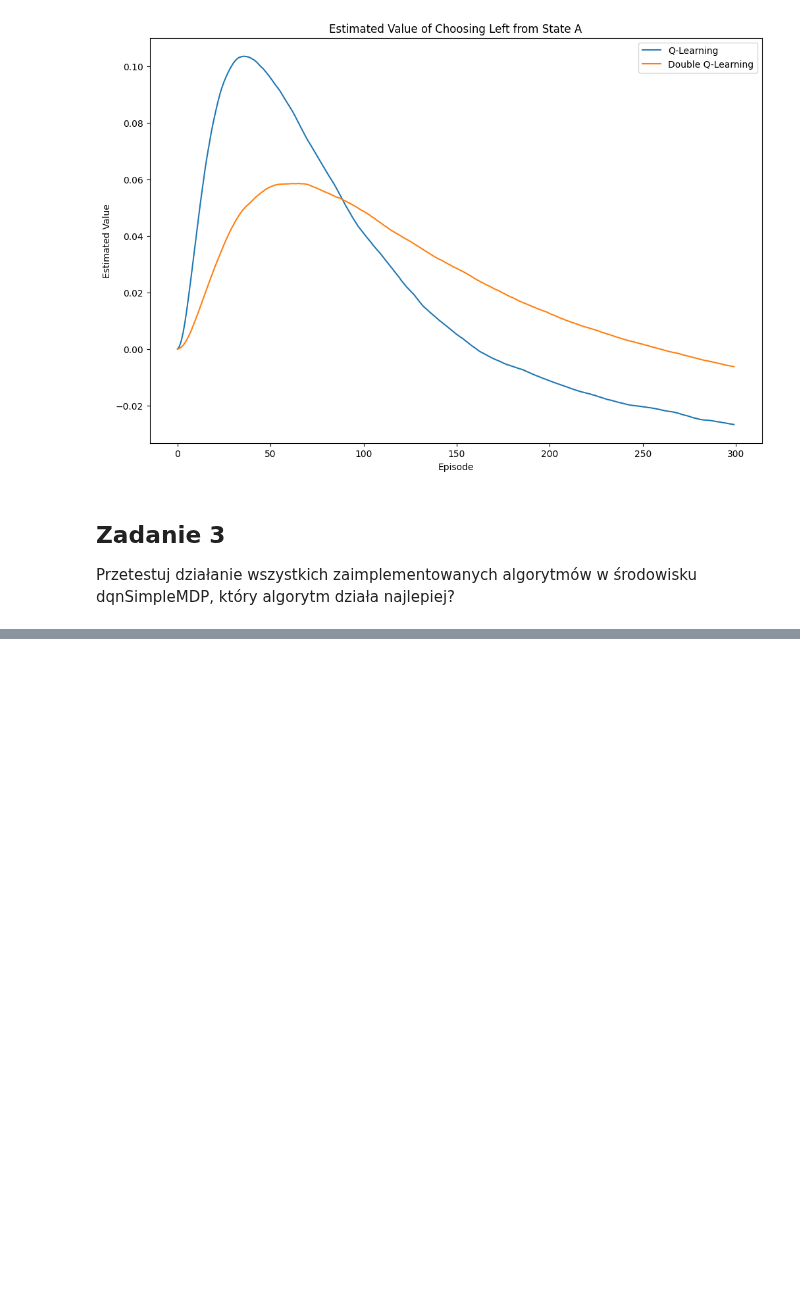
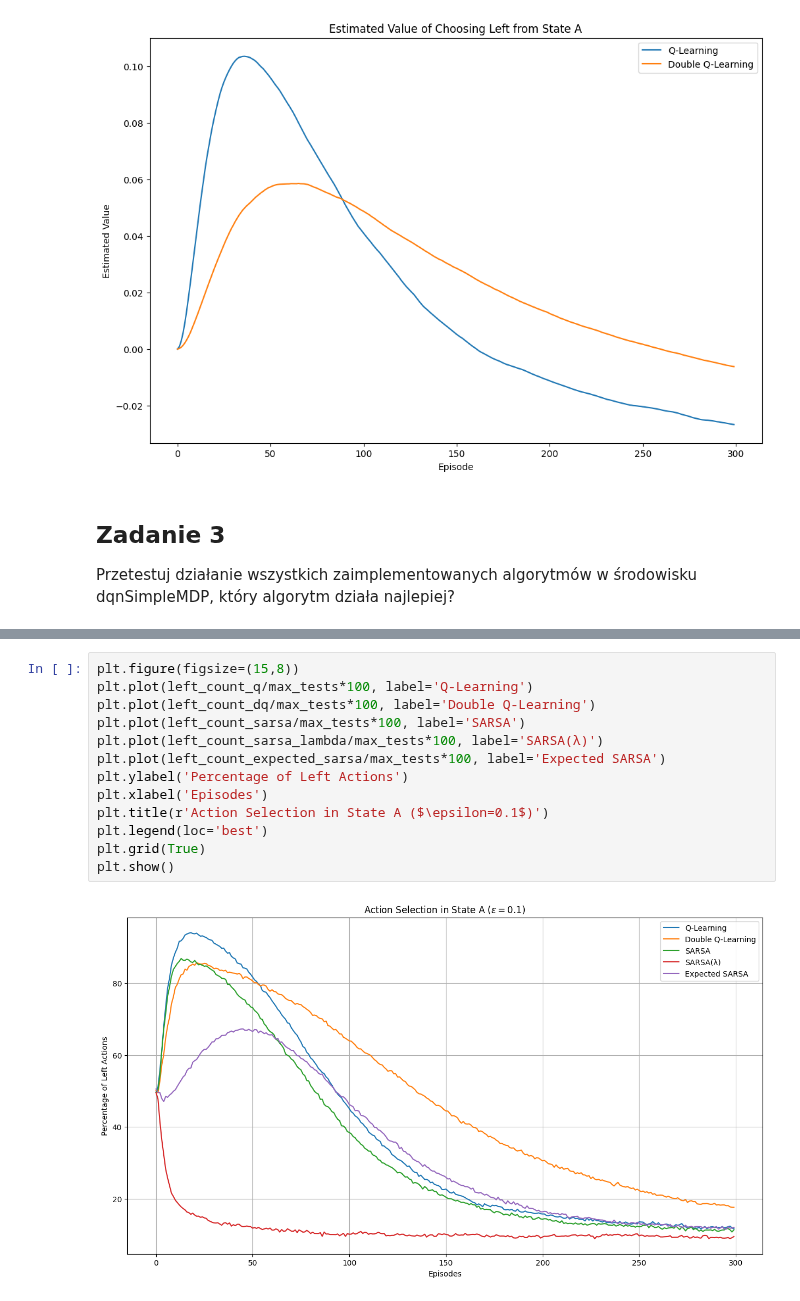
Before and after one commit to adamzsl/master-studies, a Jupyter notebook: sem2/uzw/lab/lab3.ipynb, the cells around one changed output, grey strips where cells are left out. Saved outputs shown, nothing was run; the diff lists cells and outputs as text; blank space fills up the shorter version.

```diff
--- a/sem2/uzw/lab/lab3.ipynb
+++ b/sem2/uzw/lab/lab3.ipynb
@@ -654,0 +1015,15 @@ SARSA(λ): mean reward last 50 eps = -0.015
+# %%
+plt.figure(figsize=(15,8))
+plt.plot(left_count_q/max_tests*100, label='Q-Learning')
+plt.plot(left_count_dq/max_tests*100, label='Double Q-Learning')
+plt.plot(left_count_sarsa/max_tests*100, label='SARSA')
+plt.plot(left_count_sarsa_lambda/max_tests*100, label='SARSA(λ)')
+plt.plot(left_count_expected_sarsa/max_tests*100, label='Expected SARSA')
+plt.ylabel('Percentage of Left Actions')
+plt.xlabel('Episodes')
+plt.title(r'Action Selection in State A ($\epsilon=0.1$)')
+plt.legend(loc='best')
+plt.grid(True)
+plt.show()
+# %% [output]
+[figure, added]
```
Also changed, not shown: parts of 7 cells of this notebook.
